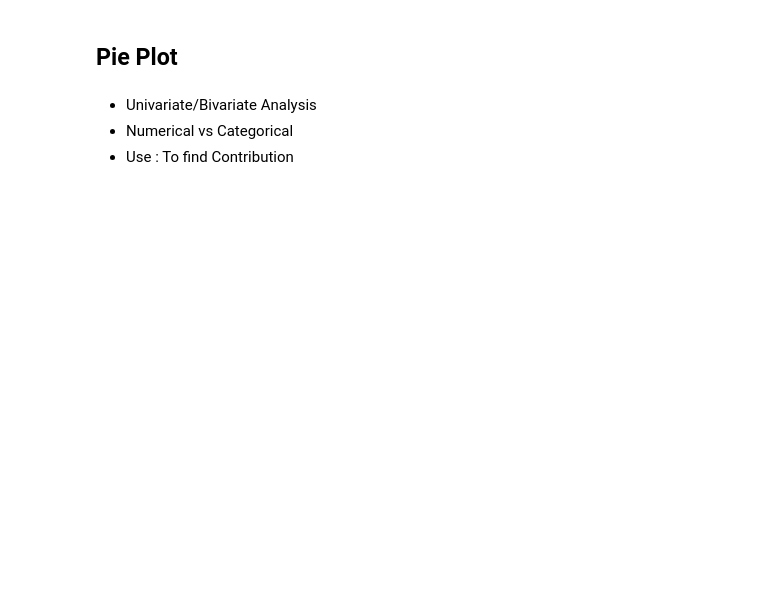
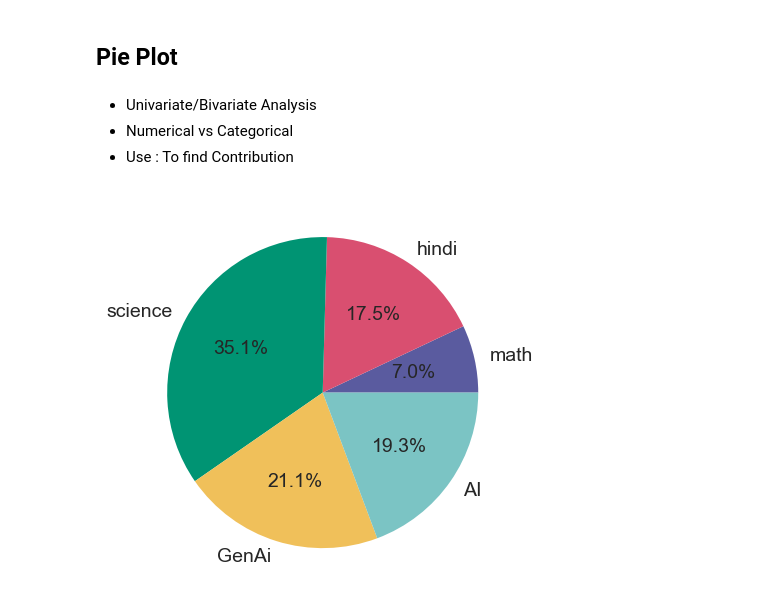
Before and after one commit to JARVIS20240/Python_pandas_for_DS-ML, a Jupyter notebook: Ch-8_MatplotLib/01_Basic.ipynb, the cells around one changed output. Cells and saved outputs as stored; diff of their text form; code cells hidden in the pictures; blank space fills up the shorter version.

```diff
--- a/Ch-8_MatplotLib/01_Basic.ipynb
+++ b/Ch-8_MatplotLib/01_Basic.ipynb
@@ -268,3 +268,11 @@ plt.show()
 - Univariate/Bivariate Analysis
 - Numerical vs Categorical
 - Use : To find Contribution
+# %%
+# Simple:
+data = [20, 50, 100, 60, 55]
+subjects = ["math", "hindi", "science", "GenAi", "AI"]
+plt.pie(data, labels=subjects, autopct="%0.1f%%")
+plt.show()
+# %% [output]
+[figure, added]
```
Also changed, not shown: parts of 25 cells of this notebook, 1 other file.
